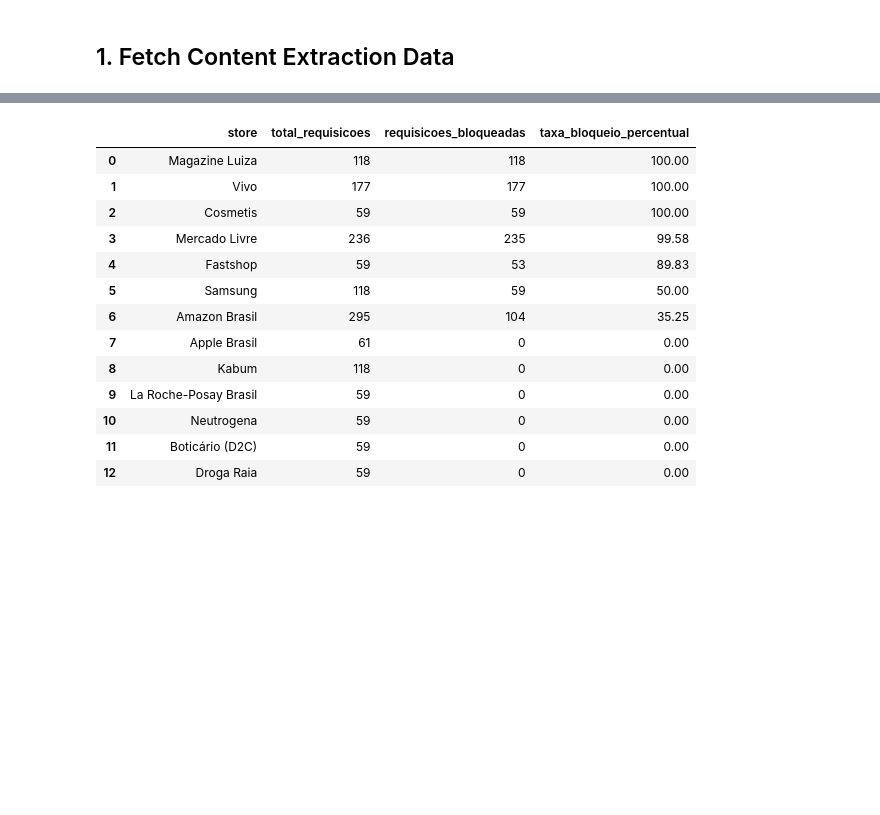
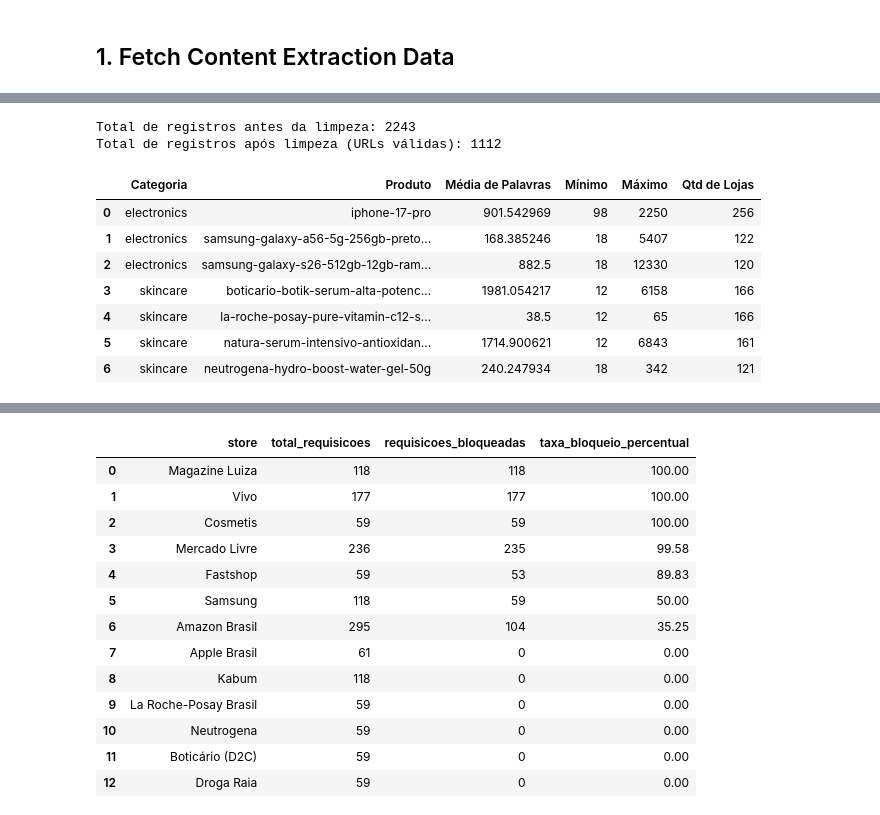
Before and after one commit to britneyscripts/thesis-pipeline, a Jupyter notebook: notebooks/eda.ipynb, the cells around one changed output, grey strips where cells are left out. Drawn from its saved outputs; the diff is of its cells as text; code cells hidden in the pictures; blank space fills up the shorter version.

```diff
--- a/notebooks/eda.ipynb
+++ b/notebooks/eda.ipynb
@@ -31 +33,27 @@ Registros de conteúdo carregados: 1595
 5 rows × 28 columns
+# %%
+# Verificando quantos erros tivemos
+print(f"Total de registros antes da limpeza: {len(df_content)}")
+# Filtrando: Queremos apenas onde NÃO tem erro (== False) e NÃO foi bloqueado (== False)
+df_content_clean = df_content[(df_content['has_errors'] == False) & (df_content['extraction_blocked'] == False)]
+print(f"Total de registros após limpeza (URLs válidas): {len(df_content_clean)}")
+# %% [output]
+Total de registros antes da limpeza: 2243
+Total de registros após limpeza (URLs válidas): 1112
+# %%
+# Agrupando por Categoria e SKU, e calculando a Média, Mínimo e Máximo de palavras
+resumo_palavras = df_content_clean.groupby(['category', 'sku'])['description_word_count'].agg(['mean', 'min', 'max', 'count']).reset_index()
+
+# Renomeando as colunas para ficar bonitinho
+resumo_palavras.columns = ['Categoria', 'Produto', 'Média de Palavras', 'Mínimo', 'Máximo', 'Qtd de Lojas']
+
+display(resumo_palavras)
+# %% [output]
+|  | Categoria | Produto | Média de Palavras | Mínimo | Máximo | Qtd de Lojas |
+| 0 | electronics | iphone-17-pro | 901.542969 | 98 | 2250 | 256 |
+| 1 | electronics | samsung-galaxy-a56-5g-256gb-preto... | 168.385246 | 18 | 5407 | 122 |
+| 2 | electronics | samsung-galaxy-s26-512gb-12gb-ram... | 882.5 | 18 | 12330 | 120 |
+| 3 | skincare | boticario-botik-serum-alta-potenc... | 1981.054217 | 12 | 6158 | 166 |
+| 4 | skincare | la-roche-posay-pure-vitamin-c12-s... | 38.5 | 12 | 65 | 166 |
+| 5 | skincare | natura-serum-intensivo-antioxidan... | 1714.900621 | 12 | 6843 | 161 |
+| 6 | skincare | neutrogena-hydro-boost-water-gel-50g | 240.247934 | 18 | 342 | 121 |
```
Also changed, not shown: parts of 7 cells of this notebook, 53 other files.
